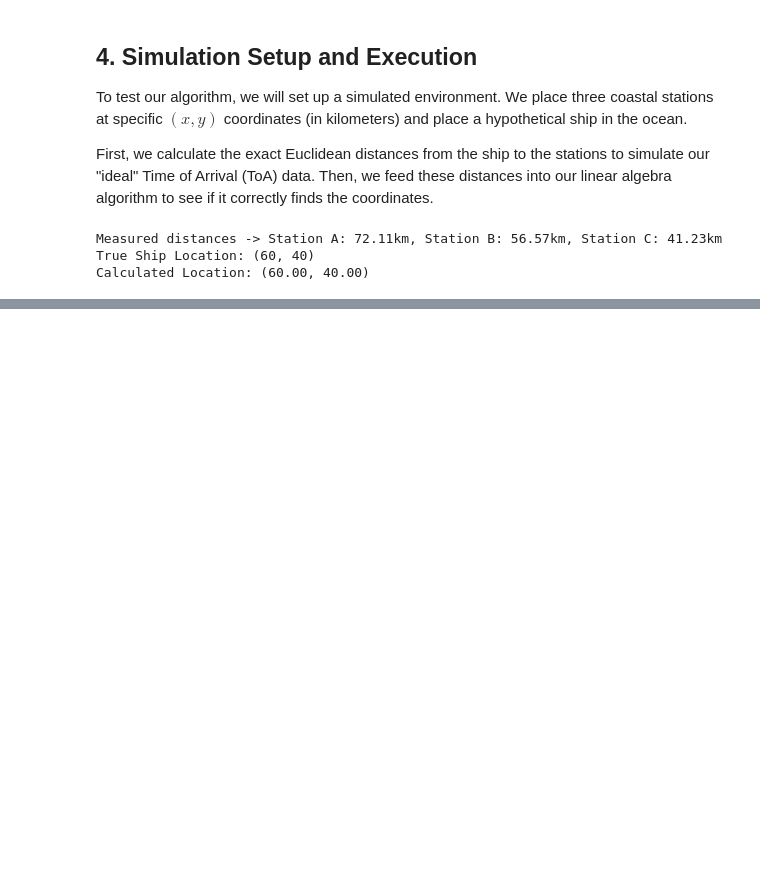
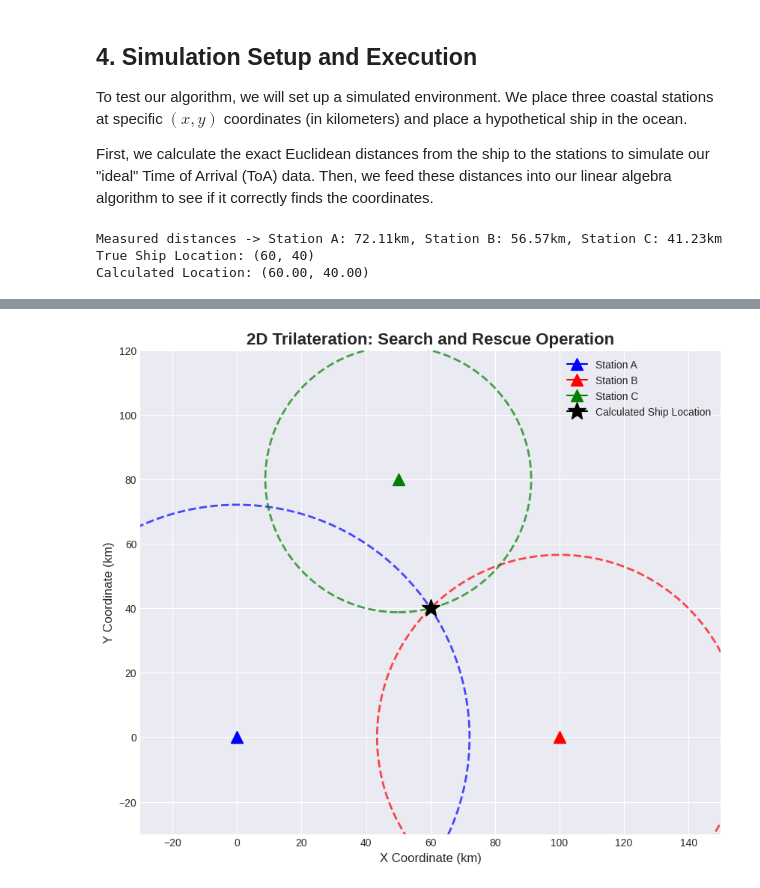
Before and after one commit to Lukanov73/TDoA, a Jupyter notebook: SAR_Trilateration.ipynb, the cells around one changed output, grey strips where cells are left out. Drawn from its saved outputs; the diff is of its cells as text; code cells hidden in the pictures; blank space fills up the shorter version.

Commit message:
Add data visualization using matplotlib

```diff
--- a/SAR_Trilateration.ipynb
+++ b/SAR_Trilateration.ipynb
@@ -98,0 +102,34 @@ Calculated Location: (60.00, 40.00)
+# %%
+# Visualizing the Trilateration
+fig, ax = plt.subplots(figsize=(10, 10))
+
+# Define data for plotting
+stations = {'A': station_A, 'B': station_B, 'C': station_C}
+colors = {'A': 'blue', 'B': 'red', 'C': 'green'}
+radii = {'A': r_A, 'B': r_B, 'C': r_C}
+
+# Plot each station and its corresponding distance circle
+for name, coord in stations.items():
+    # Plot station point (represented as a triangle)
+    ax.plot(coord[0], coord[1], marker='^', markersize=12, color=colors[name], label=f'Station {name}')
+
+    # Draw the radius circle
+    circle = plt.Circle(coord, radii[name], color=colors[name], fill=False, linestyle='--', linewidth=2, alpha=0.7)
+    ax.add_patch(circle)
+
+# Plot the calculated ship location (represented as a black star)
+if calculated_location is not None:
+    ax.plot(calculated_location[0], calculated_location[1], marker='*', markersize=18, color='black', label='Calculated Ship Location')
+
+# Formatting the plot for better readability
+ax.set_aspect('equal') # Crucial: ensures circles look like circles, not ellipses
+ax.set_xlim(-30, 150)
+ax.set_ylim(-30, 120)
+ax.set_title('2D Trilateration: Search and Rescue Operation', fontsize=16, fontweight='bold')
+ax.set_xlabel('X Coordinate (km)', fontsize=12)
+ax.set_ylabel('Y Coordinate (km)', fontsize=12)
+ax.legend(loc='upper right')
+
+plt.show()
+# %% [output]
+[figure, added]
```
Also changed, not shown: parts of 1 cell of this notebook.
